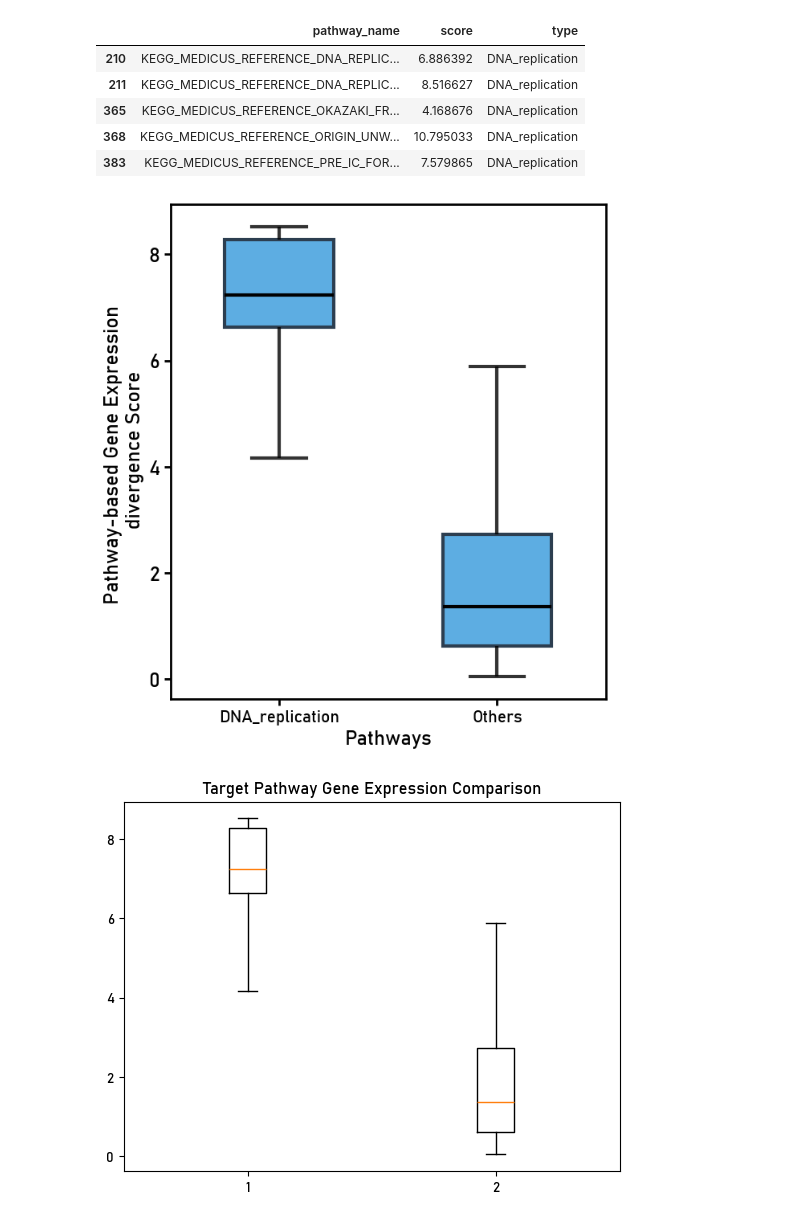
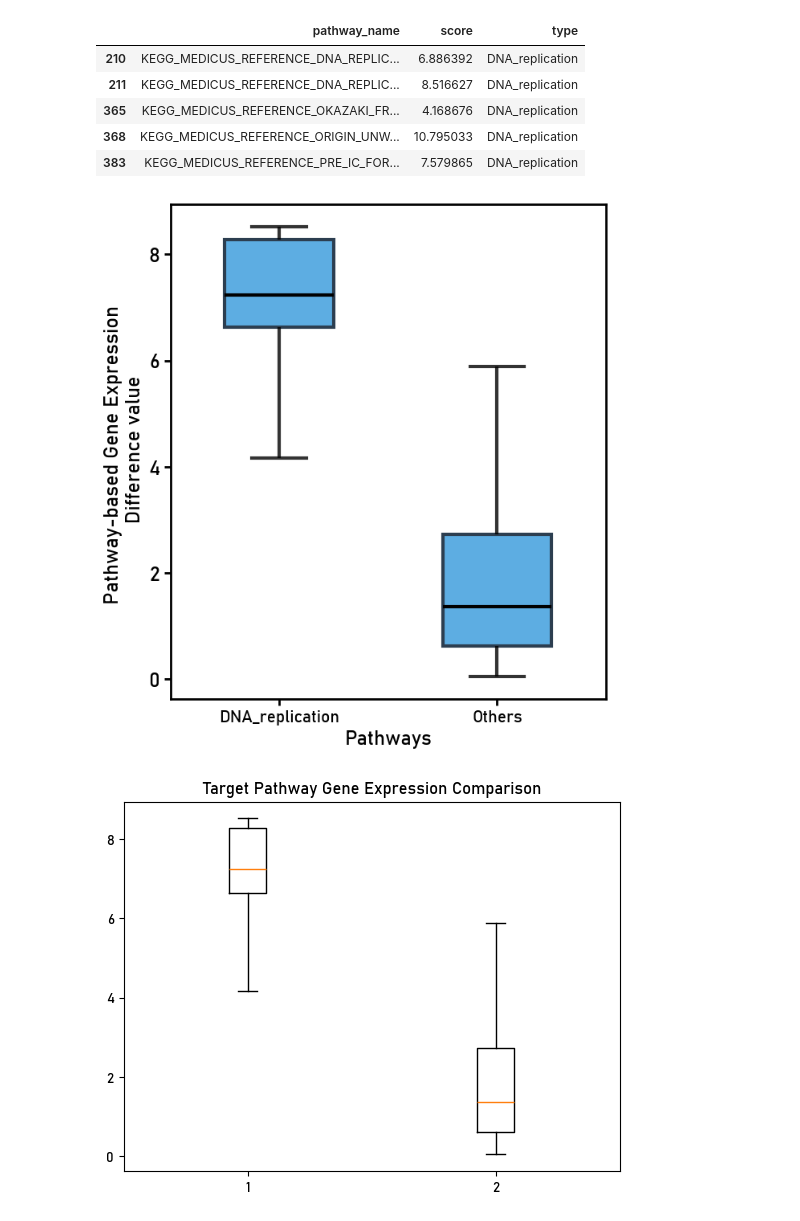
Before and after one commit to queryang/OmicsTransMCA, a Jupyter notebook: Figs/Fig2/Fig2f/基因表达差异值观测.ipynb, the cells around one changed output. Saved outputs shown, nothing was run; the diff lists cells and outputs as text; code cells hidden in the pictures.

```diff
--- a/Figs/Fig2/Fig2f/基因表达差异值观测.ipynb
+++ b/Figs/Fig2/Fig2f/基因表达差异值观测.ipynb
@@ -169,35 +169,35 @@ plt.figure(figsize=(7, 8))
 box_props = dict(facecolor='#5DADE2', edgecolor='#2C3E50', linewidth=3,) # 设置箱体边框颜色和线宽
 whisker_props = dict(color='k', linestyle='-', linewidth=3,alpha=0.8) # 设置whisker线条颜色、样式和线宽
 cap_props = dict(color='k', linewidth=3,alpha=0.8)  # 设置上方横线的颜色和线宽
 median_props = dict(color='k', linewidth=3) # 设置中位数线条颜色和线宽
 ax = sns.boxplot(x='type', y='score', data=df_melt,linewidth=3,
                  boxprops=box_props, whiskerprops=whisker_props, medianprops=median_props,
                  showfliers=False, width=0.5,capprops=cap_props,)
 
 # plt.title('MSE of Different Genomic Data', fontsize=25)
 plt.ylabel('Pathway-based Gene Expression \n '
-           'divergence Score', fontsize=18)
+           'Difference value', fontsize=18)
 plt.xlabel('Pathways', fontsize=18)
 plt.xticks(fontsize=15)
 plt.yticks(fontsize=18)
 # 去除上和右边框
 # plt.gca().spines['top'].set_visible(False)
 # plt.gca().spines['right'].set_visible(False)
 # plt.gca().spines['bottom'].set_visible(False)
 # 去除下方的刻度
 # plt.gca().xaxis.set_ticks_position('none')
 # 加粗横纵坐标
 plt.gca().spines['bottom'].set_linewidth(2)
 plt.gca().spines['left'].set_linewidth(2)
 plt.gca().spines['top'].set_linewidth(2)
 plt.gca().spines['right'].set_linewidth(2)
 # 刻度加粗
 plt.gca().tick_params(width=2, length=6)
 
 plt.savefig('DNA_replication_Pathways_In_SCLC.png', dpi=300)
 plt.show()
 # %% [output]
-[figure, old version]
+[figure, new version]
 # %%
 
 # 画出两个数据的箱线图，去掉异常值，算出两个数据的p值
```
Also changed, not shown: 7 other files.
